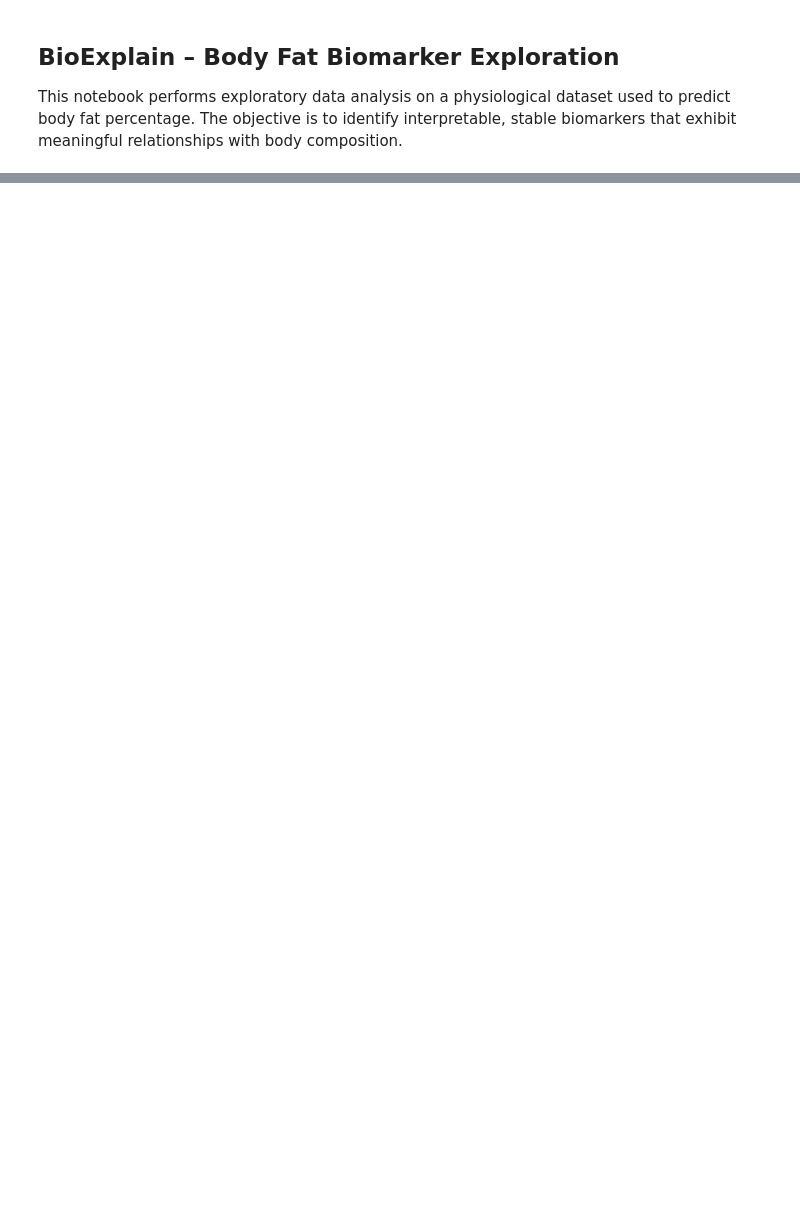
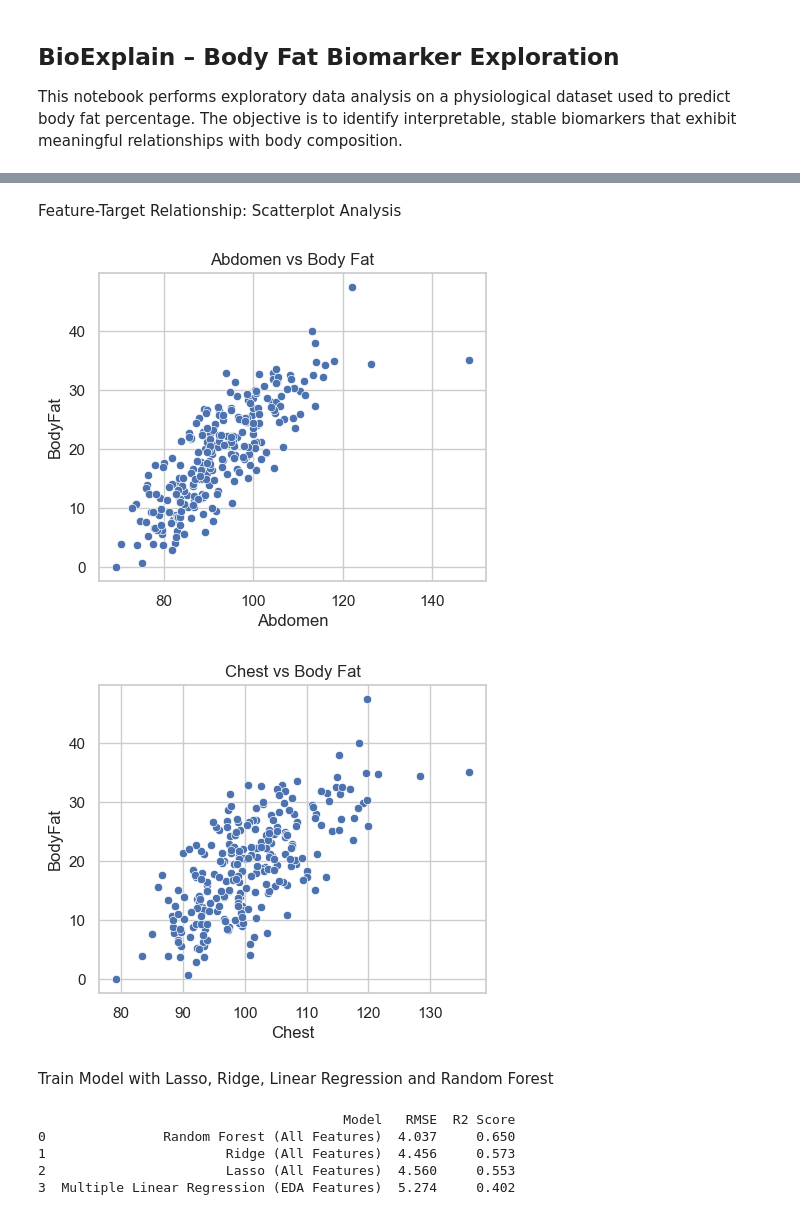
Before and after one commit to ak-301/bioexplain-interpretable-ml, a Jupyter notebook: notebooks/01_bodyfat_eda.ipynb, the cells around one changed output, grey strips where cells are left out. Saved outputs shown, nothing was run; the diff lists cells and outputs as text; code cells hidden in the pictures; blank space fills up the shorter version.

```diff
--- a/notebooks/01_bodyfat_eda.ipynb
+++ b/notebooks/01_bodyfat_eda.ipynb
@@ -173,0 +258,57 @@ SyntaxError: invalid decimal literal (116256155.py, line 2)
+# %% [markdown]
+Feature-Target Relationship: Scatterplot Analysis
+# %%
+features = ["Abdomen", "Chest"]
+
+for f in features:
+    plt.figure(figsize=(5,4))
+    sns.scatterplot(x=df[f], y=df["BodyFat"])
+    plt.title(f"{f} vs Body Fat")
+    plt.show()
+# %% [output]
+[figure, added]
+[figure, added]
+# %% [markdown]
+Train Model with Lasso, Ridge, Linear Regression and Random Forest
+# %%
+X_all = df.drop(columns=["BodyFat", "Density"])
+X_eda_only = df[["Abdomen", "Chest"]]
+Y = df["BodyFat"]
+
+models_to_test = {
+    "Multiple Linear Regression (EDA Features)": (LinearRegression(), X_eda_only),
+    "Lasso (All Features)": (LassoCV(cv=5, random_state=42), X_all),
+    "Ridge (All Features)": (RidgeCV(cv=5), X_all),
+    "Random Forest (All Features)": (RandomForestRegressor(n_estimators=100, random_state=42), X_all)
+}
+
+results_list = []
+
+for model_name, (model, X_features) in models_to_test.items():
+
+    X_train, X_test, Y_train, Y_test = train_test_split(X_features, Y, test_size=0.2, random_state=42)
+
+    scaler = StandardScaler()
+    X_train_scaled = scaler.fit_transform(X_train)
+    X_test_scaled = scaler.transform(X_test)
+
+    model.fit(X_train_scaled, Y_train)
+    Y_pred = model.predict(X_test_scaled)
+
+    rmse = np.sqrt(mean_squared_error(Y_test, Y_pred))
+    r2 = r2_score(Y_test, Y_pred)
+
+    results_list.append({
+        "Model": model_name,
+        "RMSE": round(rmse, 3),
+        "R2 Score": round(r2, 3)
+    })
+
+results_df = pd.DataFrame(results_list).sort_values(by="R2 Score", ascending=False).reset_index(drop=True)
+print(results_df.to_string())
+# %% [output]
+                                       Model   RMSE  R2 Score
+0               Random Forest (All Features)  4.037     0.650
+1                       Ridge (All Features)  4.456     0.573
+2                       Lasso (All Features)  4.560     0.553
+3  Multiple Linear Regression (EDA Features)  5.274     0.402
```
Also changed, not shown: parts of 45 cells of this notebook, 2 other files.
